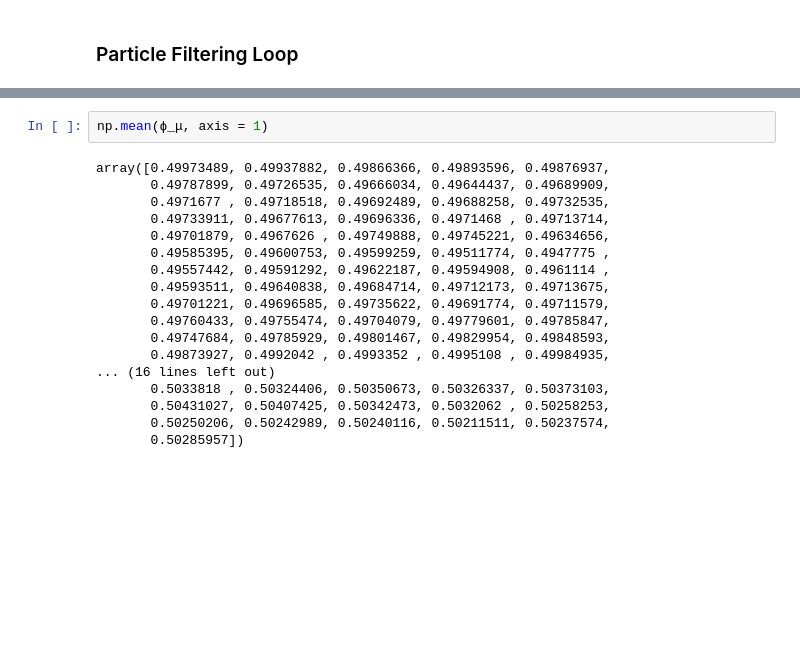
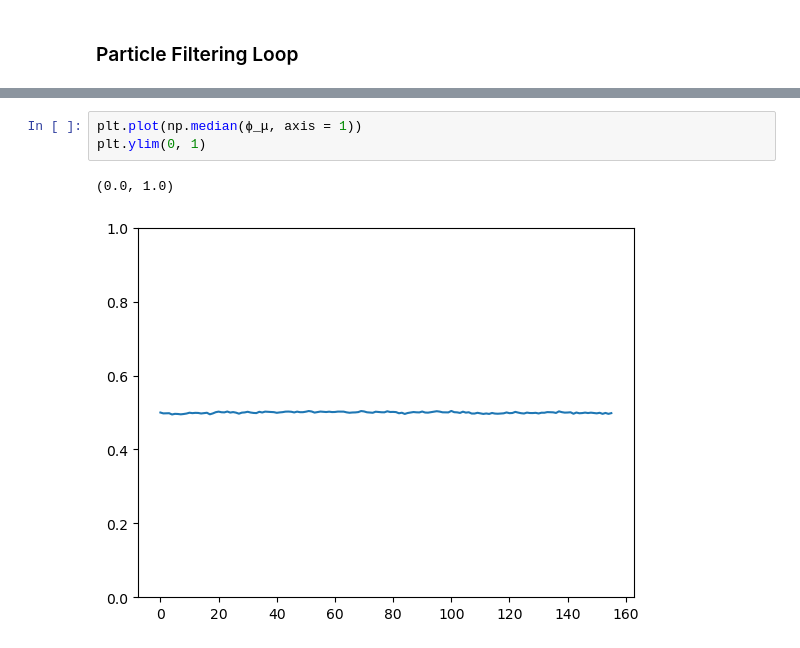
Before and after one commit to zg915/PF-PortfolioStrategies, a Jupyter notebook: SMSV+EMASO.ipynb, the cells around one changed output, grey strips where cells are left out. Drawn from its saved outputs; the diff is of its cells as text; blank space fills up the shorter version.

```diff
--- a/SMSV+EMASO.ipynb
+++ b/SMSV+EMASO.ipynb
@@ -136,20 +143,6 @@ plt.plot(np.average(y, axis=1)[1:])
-# %%
-np.mean(ϕ_μ, axis = 1)
-# %% [output]
-array([0.49973489, 0.49937882, 0.49866366, 0.49893596, 0.49876937,
-       0.49787899, 0.49726535, 0.49666034, 0.49644437, 0.49689909,
-       0.4971677 , 0.49718518, 0.49692489, 0.49688258, 0.49732535,
-       0.49733911, 0.49677613, 0.49696336, 0.4971468 , 0.49713714,
-       0.49701879, 0.4967626 , 0.49749888, 0.49745221, 0.49634656,
-       0.49585395, 0.49600753, 0.49599259, 0.49511774, 0.4947775 ,
-       0.49557442, 0.49591292, 0.49622187, 0.49594908, 0.4961114 ,
-       0.49593511, 0.49640838, 0.49684714, 0.49712173, 0.49713675,
-       0.49701221, 0.49696585, 0.49735622, 0.49691774, 0.49711579,
-       0.49760433, 0.49755474, 0.49704079, 0.49779601, 0.49785847,
-       0.49747684, 0.49785929, 0.49801467, 0.49829954, 0.49848593,
-       0.49873927, 0.4992042 , 0.4993352 , 0.4995108 , 0.49984935,
-... (16 lines left out)
-       0.5033818 , 0.50324406, 0.50350673, 0.50326337, 0.50373103,
-       0.50431027, 0.50407425, 0.50342473, 0.5032062 , 0.50258253,
-       0.50250206, 0.50242989, 0.50240116, 0.50211511, 0.50237574,
-       0.50285957])
+# %%
+plt.plot(np.median(ϕ_μ, axis = 1))
+plt.ylim(0, 1)
+# %% [output]
+(0.0, 1.0)
+[figure, added]
```
Also changed, not shown: parts of 7 cells of this notebook, 3 other files.
